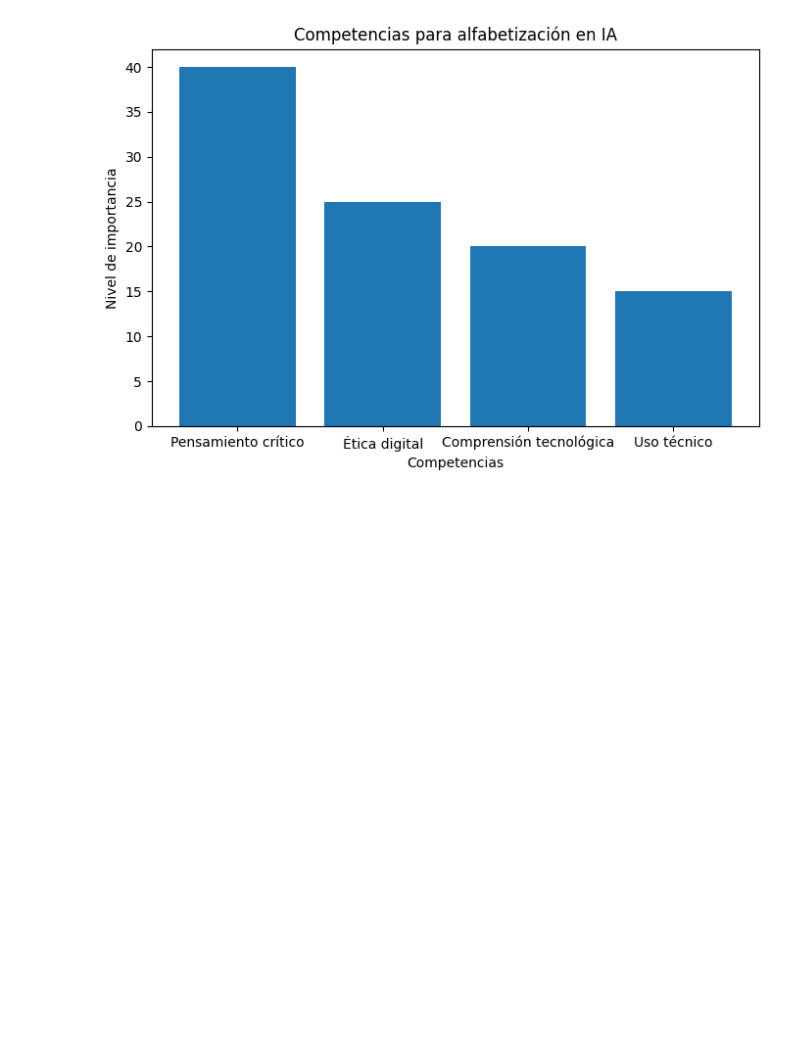
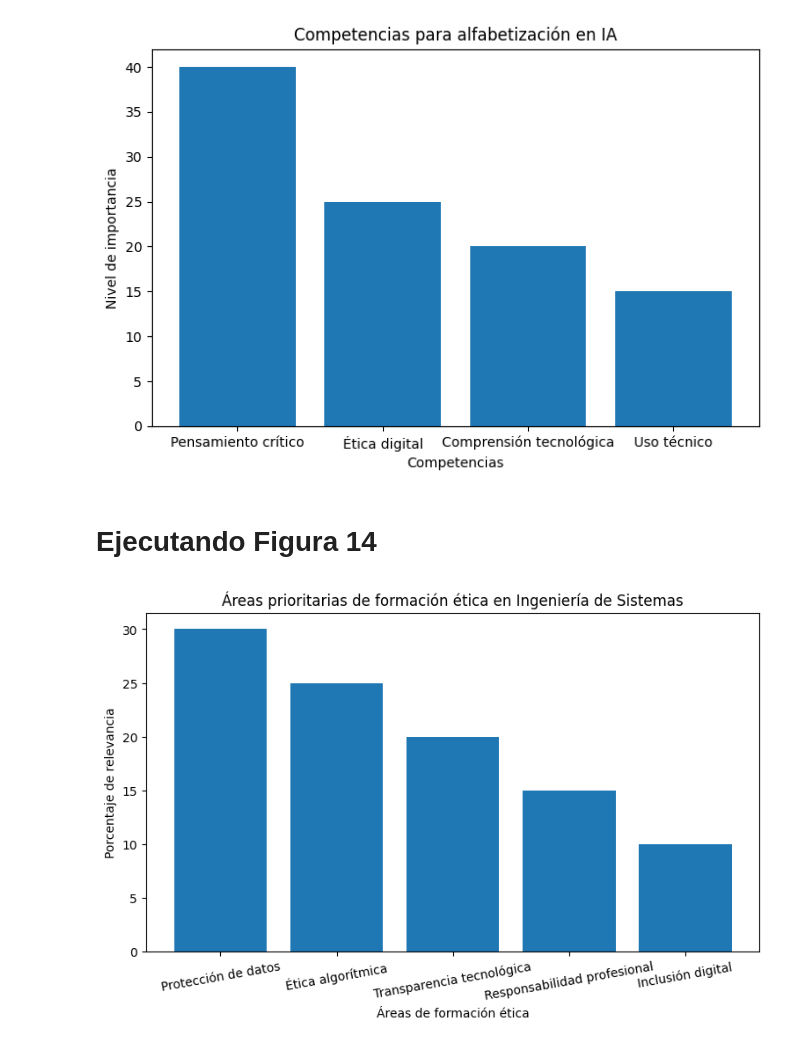
Before and after one commit to WinTux/20260516, a Jupyter notebook: Graficas_RubenGonzaloSoriaSoria.ipynb, the cells around one changed output. Saved outputs shown, nothing was run; the diff lists cells and outputs as text; code cells hidden in the pictures; blank space fills up the shorter version.

Commit message:
Agregando figura 17

```diff
--- a/Graficas_RubenGonzaloSoriaSoria.ipynb
+++ b/Graficas_RubenGonzaloSoriaSoria.ipynb
@@ -24,3 +24,28 @@ plt.title('Competencias para alfabetización en IA')
 plt.show()
 # %% [output]
 [figure]
+# %% [markdown]
+# Ejecutando Figura 14
+# %%
+areas = [
+    'Protección de datos',
+    'Ética algorítmica',
+    'Transparencia tecnológica',
+    'Responsabilidad profesional',
+    'Inclusión digital'
+]
+
+valores = [30, 25, 20, 15, 10]
+
+plt.figure(figsize=(9,5))
+plt.bar(areas, valores)
+
+plt.xlabel('Áreas de formación ética')
+plt.ylabel('Porcentaje de relevancia')
+plt.title('Áreas prioritarias de formación ética en Ingeniería de Sistemas')
+
+plt.xticks(rotation=10)
+
+plt.show()
+# %% [output]
+[figure, added]
```
Also changed, not shown: parts of 3 cells of this notebook.
